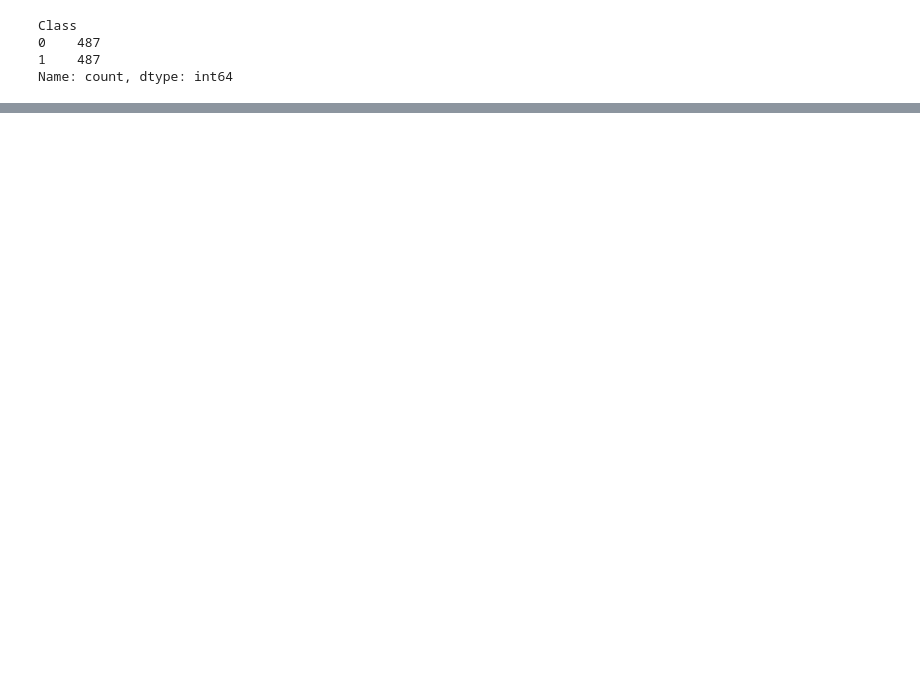
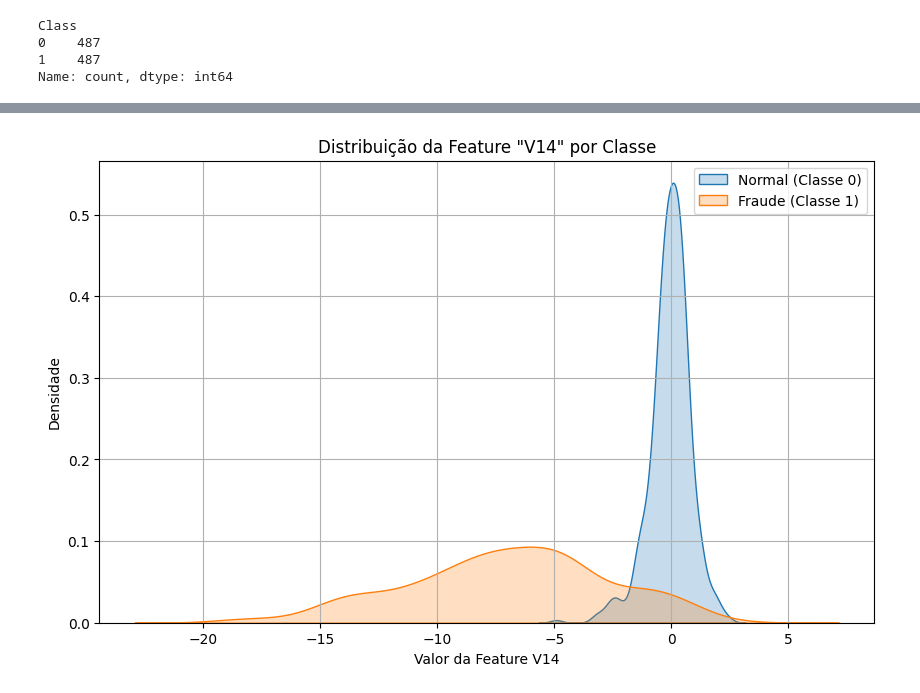
Before and after one commit to pnn99/detector_fraude_LLM, a Jupyter notebook: detector_de_fraude.ipynb, the cells around one changed output, grey strips where cells are left out. Drawn from its saved outputs; the diff is of its cells as text; code cells hidden in the pictures; blank space fills up the shorter version.

```diff
--- a/detector_de_fraude.ipynb
+++ b/detector_de_fraude.ipynb
@@ -705,0 +842,32 @@ INICIANDO ANÁLISE VISUAL FINAL (MODELOS OTIMIZADOS)
+# %%
+# Usando o DataFrame balanceado 'df_concatenado' para uma visualização mais clara
+feature_importante = 'V14' # Feature mais importante identificada pelo RandomForest
+
+plt.figure(figsize=(10, 6))
+# A única mudança é aqui: shade=True foi trocado por fill=True
+sns.kdeplot(df_concatenado[feature_importante][df_concatenado['Class'] == 0], label='Normal (Classe 0)', fill=True)
+sns.kdeplot(df_concatenado[feature_importante][df_concatenado['Class'] == 1], label='Fraude (Classe 1)', fill=True)
+plt.title(f'Distribuição da Feature "{feature_importante}" por Classe')
+plt.xlabel(f'Valor da Feature {feature_importante}')
+plt.ylabel('Densidade')
+plt.legend()
+plt.grid()
+plt.savefig('feature_distribution_v14.png')
+plt.show()
+
+# Usando o DataFrame balanceado 'df_concatenado' para uma visualização mais clara
+feature_importante = 'V10' # Feature mais importante identificada pelo RandomForest
+
+plt.figure(figsize=(10, 6))
+# A única mudança é aqui: shade=True foi trocado por fill=True
+sns.kdeplot(df_concatenado[feature_importante][df_concatenado['Class'] == 0], label='Normal (Classe 0)', fill=True)
+sns.kdeplot(df_concatenado[feature_importante][df_concatenado['Class'] == 1], label='Fraude (Classe 1)', fill=True)
+plt.title(f'Distribuição da Feature "{feature_importante}" por Classe')
+plt.xlabel(f'Valor da Feature {feature_importante}')
+plt.ylabel('Densidade')
+plt.legend()
+plt.grid()
+plt.savefig('feature_distribution_v10.png')
+plt.show()
+# %% [output]
+[figure, added]
```
Also changed, not shown: parts of 17 cells of this notebook.
